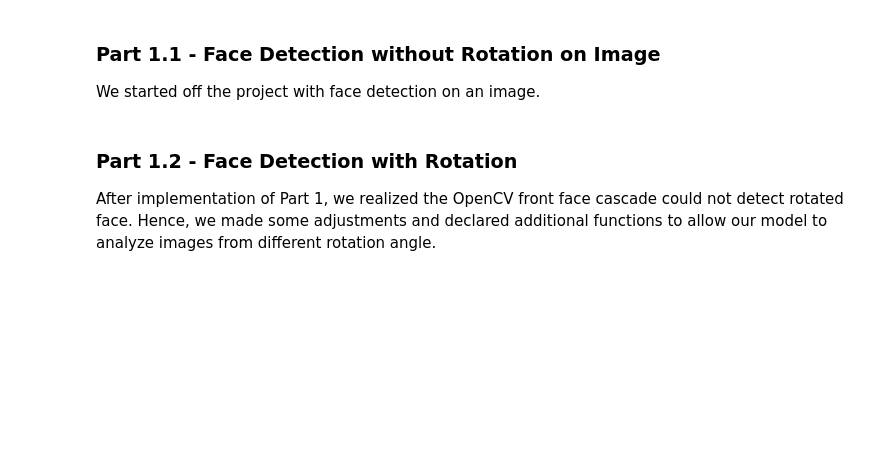
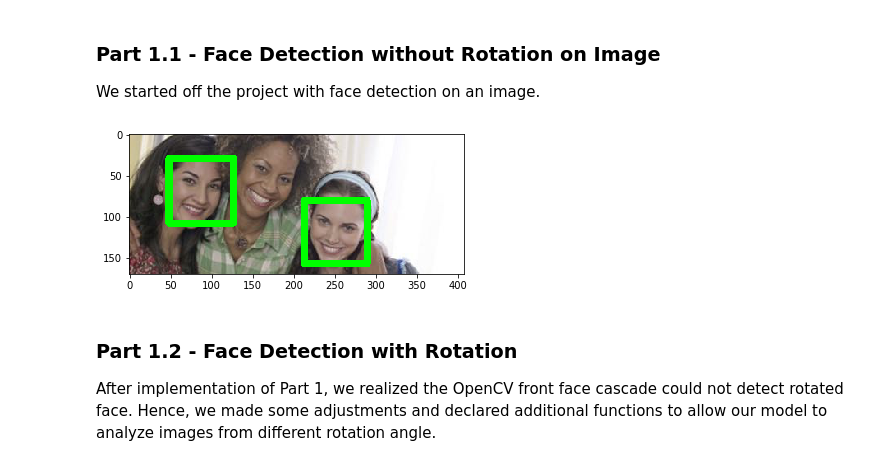
Before and after one commit to TZstatsADS/Spring2018-Project5-grp9, a Jupyter notebook: doc/main(1).ipynb, the cells around one changed output. Drawn from its saved outputs; the diff is of its cells as text; code cells hidden in the pictures; blank space fills up the shorter version.

```diff
--- a/doc/main(1).ipynb
+++ b/doc/main(1).ipynb
@@ -6,33 +6,32 @@ In this project, we aim to construct a face detection model. We used a method ha
 ### Part 1.1 - Face Detection without Rotation on Image
 We started off the project with face detection on an image.
 # %%
-# Face Detection without Rotation on Image
-# loading necessary packages
-#jupyter notebook --notebook-dir = '/Users/wx3land/Documents/GitHub/Spring2018-Project5-grp_9/'
-import os
-import sys
-module_path = os.path.abspath(os.path.join('/Users/wx3land/Documents/GitHub/Spring2018-Project5-grp_9/'))
-if module_path not in sys.path:
-    sys.path.append(module_path)
+# %load /Users/zailchen/Documents/RWorkplace/ADS_Project/Spring2018-Project5-grp_9/lib/count_face.py
+def counting_face():
+	import numpy as np
+	import cv2
+	from matplotlib import pyplot as plt
 
-import numpy as np
-import cv2
-from matplotlib import pyplot as plt
+	# loading OpenCV cascade for haar method with frontal face
+	face_cascade = cv2.CascadeClassifier('/Users/zailchen/Documents/RWorkplace/ADS_Project/Spring2018-Project5-grp_9/lib/haarcascade_frontalface_default.xml')
 
-# loading OpenCV cascade for haar method with frontal face
-face_cascade = cv2.CascadeClassifier('../lib/haarcascade_frontalface_default.xml')
+	# loading test image
+	img = cv2.imread('/Users/zailchen/Documents/RWorkplace/ADS_Project/Spring2018-Project5-grp_9/data/test_image/104.jpg')
+	gray = cv2.cvtColor(img, cv2.COLOR_BGR2GRAY)
+	faces = face_cascade.detectMultiScale(gray, 1.2, 5)
 
-# loading test image
-img = cv2.imread('../data/test_image/cascade/101.jpg')
-gray = cv2.cvtColor(img, cv2.COLOR_BGR2GRAY)
-faces = face_cascade.detectMultiScale(gray, 1.2, 5)
+	# implementing model
+	for (x,y,w,h) in faces:
+	    cv2.rectangle(img,(x,y),(x+w,y+h),(0,255,0),8)
 
-# implementing model
-for (x,y,w,h) in faces:
-    cv2.rectangle(img,(x,y),(x+w,y+h),(0,255,0),8)
-
-# showing image
-cv2.imshow('img',img)
+	# showing image
+	RGB_img = cv2.cvtColor(img, cv2.COLOR_BGR2RGB)
+	plt.imshow(RGB_img)
+	plt.show()
+# %%
+counting_face()
+# %% [output]
+[figure, added]
 # %% [markdown]
 ### Part 1.2 - Face Detection with Rotation
 After implementation of Part 1, we realized the OpenCV front face cascade could not detect rotated face. Hence, we made some adjustments and declared additional functions to allow our model to analyze images from different rotation angle.
```
Also changed, not shown: parts of 16 cells of this notebook.
